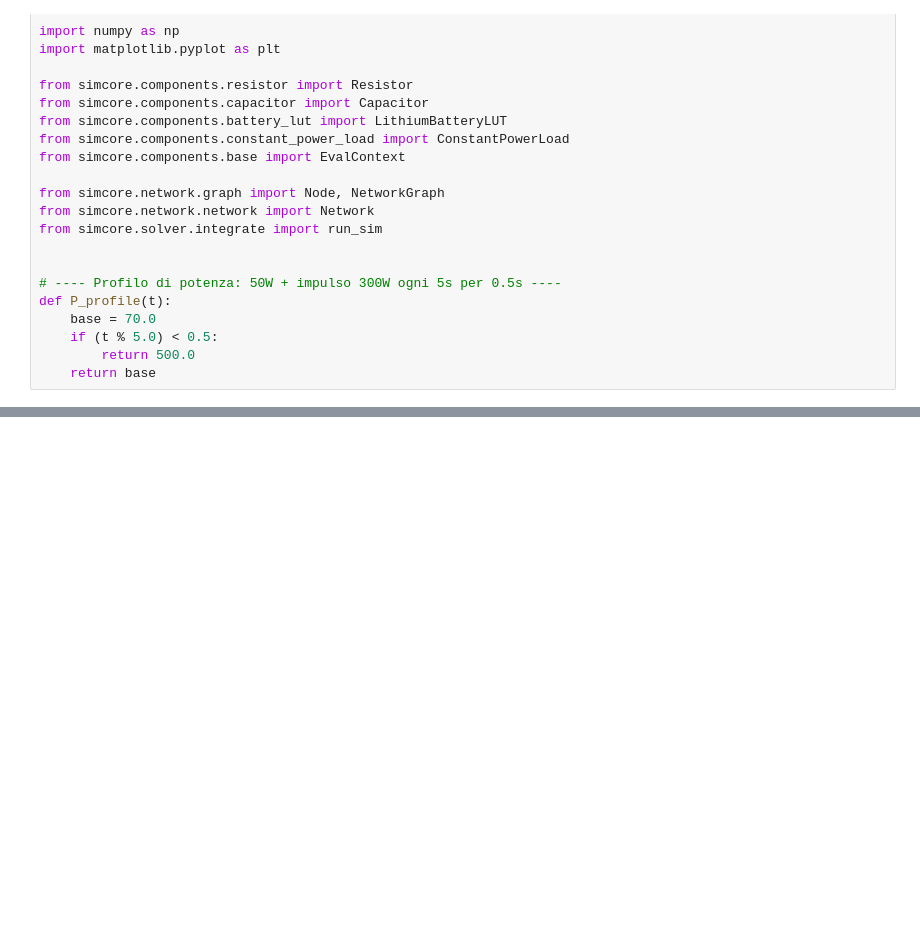
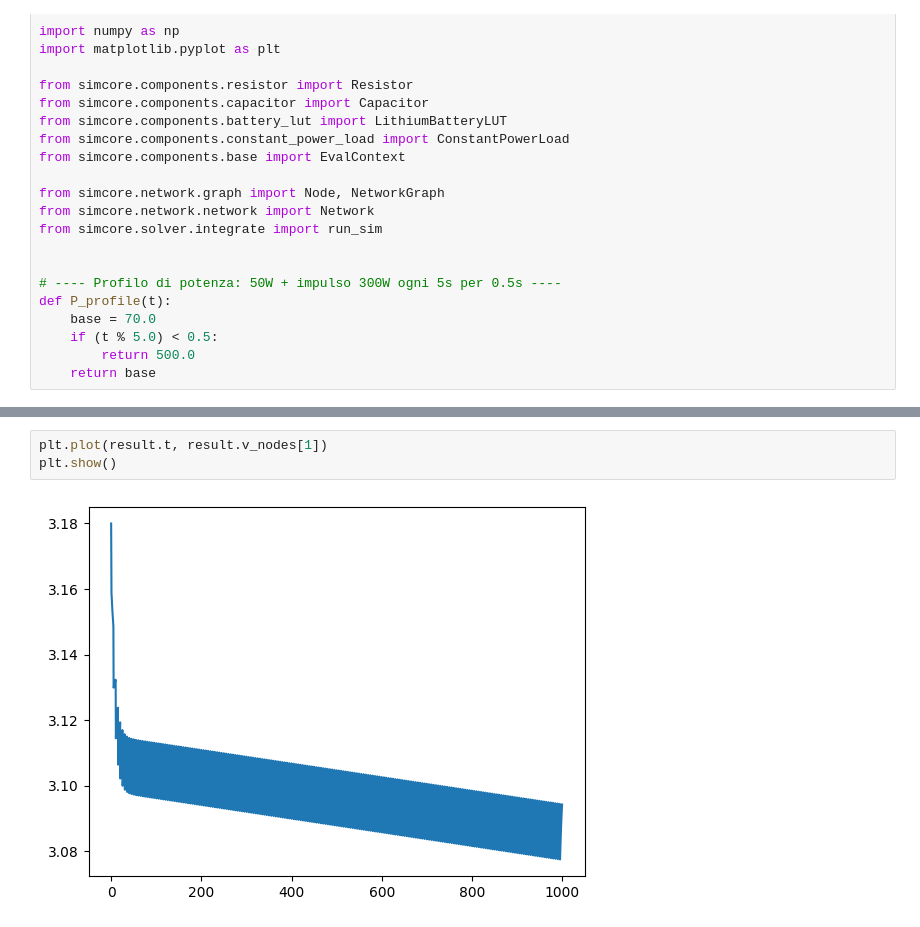
Before and after one commit to fBaz92/Electrical-simulation-engine, a Jupyter notebook: simcore/examples/notebook.ipynb, the cells around one changed output, grey strips where cells are left out. Saved outputs shown, nothing was run; the diff lists cells and outputs as text; blank space fills up the shorter version.

```diff
--- a/simcore/examples/notebook.ipynb
+++ b/simcore/examples/notebook.ipynb
@@ -193,0 +201,5 @@ array([  0.        , -45.90099929, -46.05824256, ..., -31.75642736,
+# %%
+plt.plot(result.t, result.v_nodes[1])
+plt.show()
+# %% [output]
+[figure, added]
```
Also changed, not shown: parts of 4 cells of this notebook, 4 other files.
